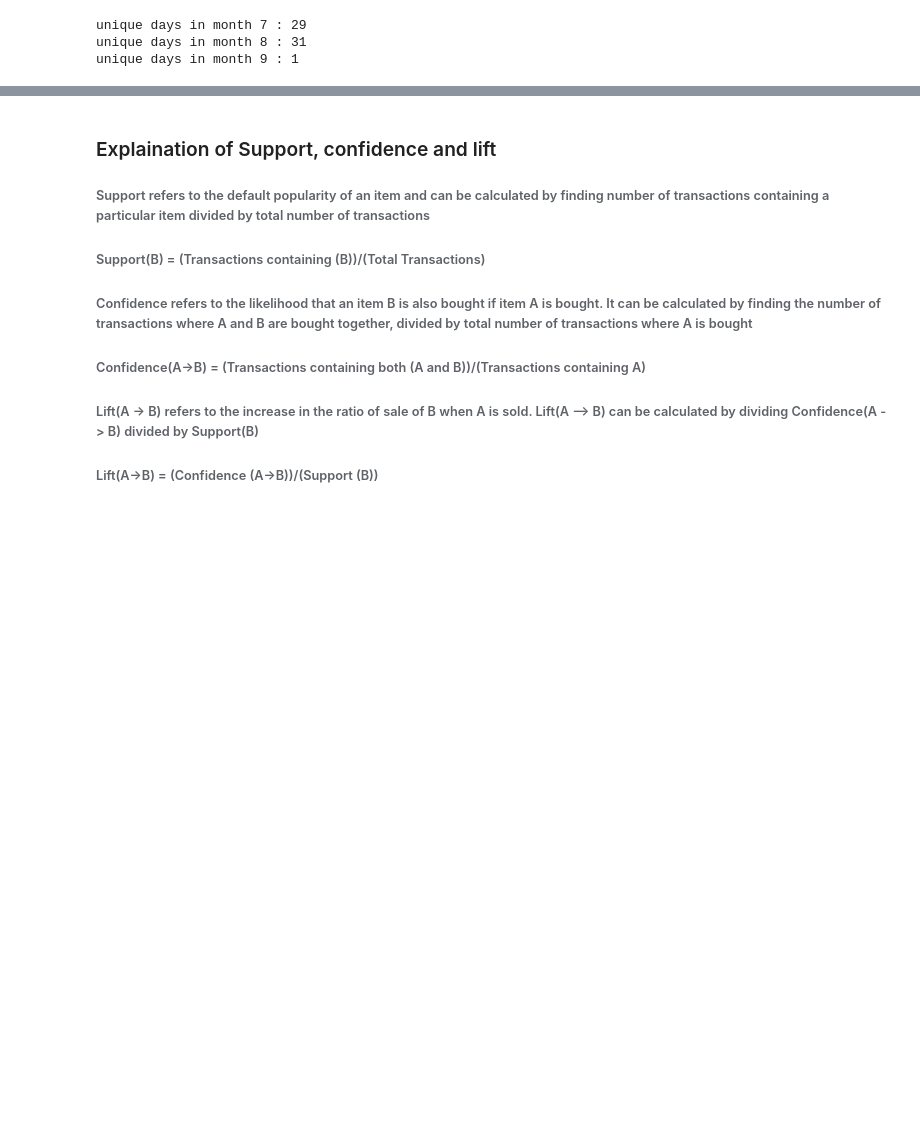
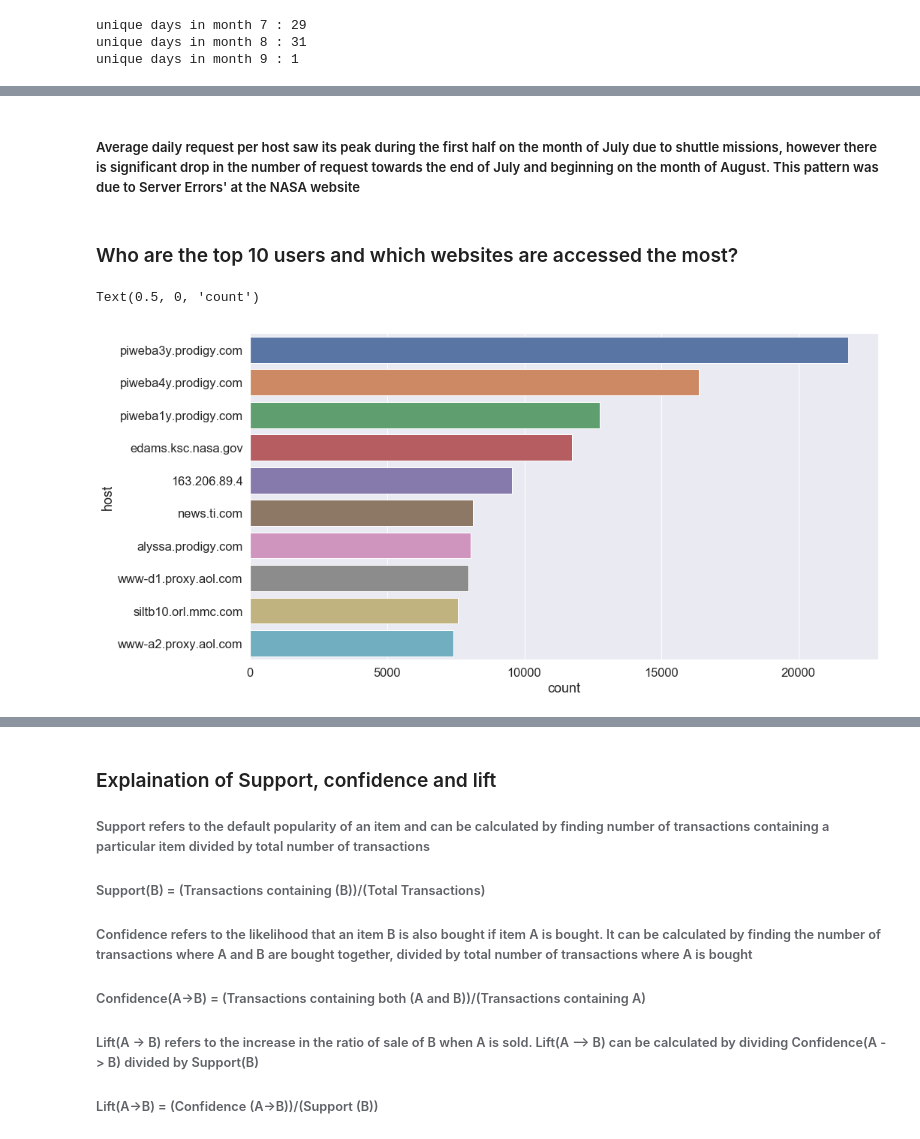
Before and after one commit to dilshadabdullakhan/NASA_Web_Log_Mining, a Jupyter notebook: NASA_Web_Log_Mining.ipynb, the cells around one changed output, grey strips where cells are left out. Saved outputs shown, nothing was run; the diff lists cells and outputs as text; code cells hidden in the pictures; blank space fills up the shorter version.

```diff
--- a/NASA_Web_Log_Mining.ipynb
+++ b/NASA_Web_Log_Mining.ipynb
@@ -24,7 +44,15 @@ pd.set_option('float_format', '{:f}'.format)
 # %%
-#Extract the gz files and import dataset provided in .TSV format.
-df1 = pd.read_csv(r"19950801.00-19950901.00.tsv", sep="\t", encoding="ISO-8859-1")
-df2 = pd.read_csv(r"19950630.23-19950801.00.tsv", sep="\t", encoding="ISO-8859-1")
+#Import datasets
+data_path = os.path.join(os.path.abspath('./data'))
+files_in_folder = [os.path.join(data_path, file) for file in os.listdir(data_path)]
+
+df = pd.DataFrame()
+for file in files_in_folder:
+    temp_df = pd.read_csv(file)
+    df = pd.concat([df, temp_df])
+
+# df1 = pd.read_csv(r"19950801.00-19950901.00.tsv", sep="\t", encoding="ISO-8859-1")
+# df2 = pd.read_csv(r"19950630.23-19950801.00.tsv", sep="\t", encoding="ISO-8859-1")
 # %%
-#combine both the datasets.
-df = pd.concat([df1,df2])
+# #combine both the datasets.
+# df = pd.concat([df1,df2])
@@ -177,0 +172,14 @@ plt.show()
+# %% [markdown]
+##### Average daily request per host saw its peak during the first half on the month of July due to shuttle missions, however there is significant drop in the number of request towards the end of July and beginning on the month of August. This pattern was due to Server Errors' at the NASA website
+# %% [markdown]
+### Who are the top 10 users and which websites are accessed the most?
+# %%
+#Top 10 hosts
+top_hosts = pd.DataFrame(df.host.value_counts()[:10]).reset_index()
+top_hosts.columns = ['host', 'count']
+plt.figure(figsize=(15,8))
+ax = sns.barplot(x='count', y='host', data=top_hosts)
+ax.set_xlabel('count')
+# %% [output]
+Text(0.5, 0, 'count')
+[figure, added]
```
Also changed, not shown: parts of 57 cells of this notebook.
